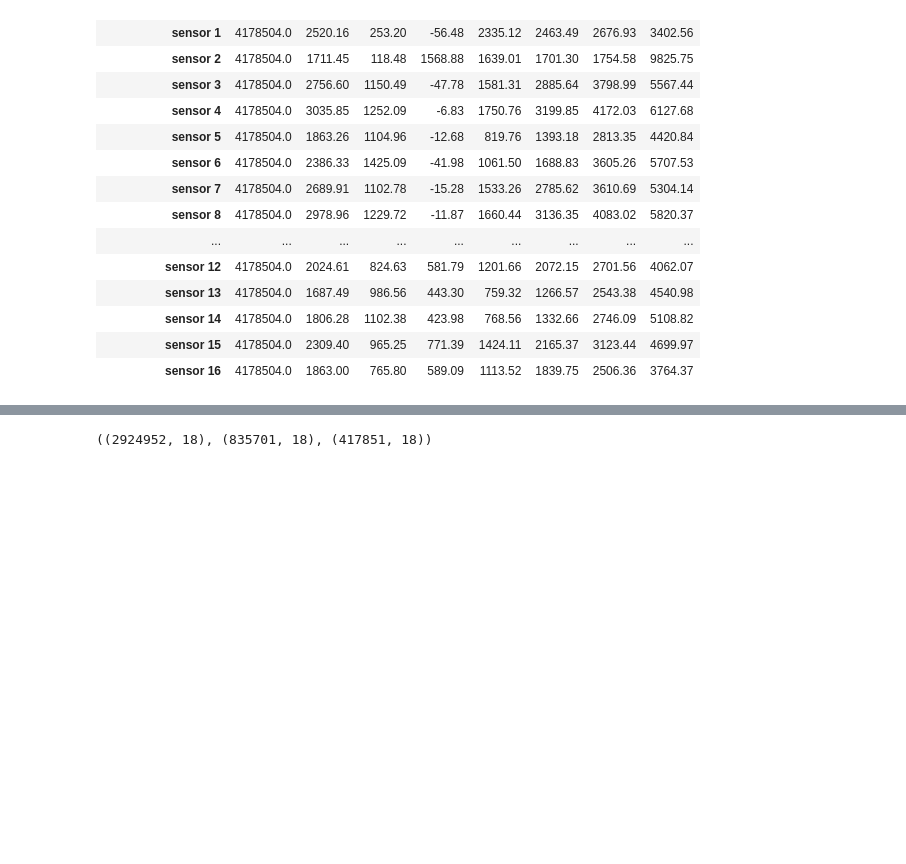
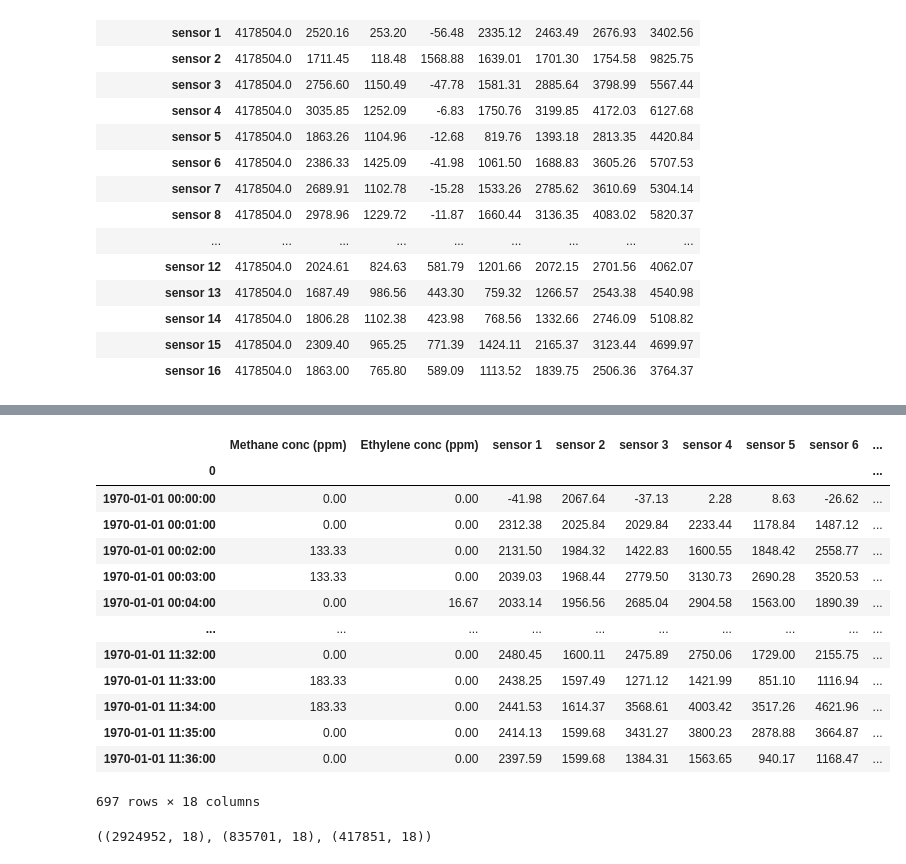
Before and after one commit to tamoraji/PyTSF-MfG, a Jupyter notebook: datasets/Gas_sensors_dynamic_mixtures.ipynb, the cells around one changed output, grey strips where cells are left out. Drawn from its saved outputs; the diff is of its cells as text; code cells hidden in the pictures; blank space fills up the shorter version.

```diff
--- a/datasets/Gas_sensors_dynamic_mixtures.ipynb
+++ b/datasets/Gas_sensors_dynamic_mixtures.ipynb
@@ -149,3 +182,21 @@ plt.show()
+# %%
+df_minutes= df.resample('min').first()
+df_minutes
+# %% [output]
+|  | Methane conc (ppm) | Ethylene conc (ppm) | sensor 1 | sensor 2 | sensor 3 | sensor 4 | sensor 5 | sensor 6 | ... |
+| 0 |  |  |  |  |  |  |  |  | ... |
+| 1970-01-01 00:00:00 | 0.00 | 0.00 | -41.98 | 2067.64 | -37.13 | 2.28 | 8.63 | -26.62 | ... |
+| 1970-01-01 00:01:00 | 0.00 | 0.00 | 2312.38 | 2025.84 | 2029.84 | 2233.44 | 1178.84 | 1487.12 | ... |
+| 1970-01-01 00:02:00 | 133.33 | 0.00 | 2131.50 | 1984.32 | 1422.83 | 1600.55 | 1848.42 | 2558.77 | ... |
+| 1970-01-01 00:03:00 | 133.33 | 0.00 | 2039.03 | 1968.44 | 2779.50 | 3130.73 | 2690.28 | 3520.53 | ... |
+| 1970-01-01 00:04:00 | 0.00 | 16.67 | 2033.14 | 1956.56 | 2685.04 | 2904.58 | 1563.00 | 1890.39 | ... |
+| ... | ... | ... | ... | ... | ... | ... | ... | ... | ... |
+| 1970-01-01 11:32:00 | 0.00 | 0.00 | 2480.45 | 1600.11 | 2475.89 | 2750.06 | 1729.00 | 2155.75 | ... |
+| 1970-01-01 11:33:00 | 183.33 | 0.00 | 2438.25 | 1597.49 | 1271.12 | 1421.99 | 851.10 | 1116.94 | ... |
+| 1970-01-01 11:34:00 | 183.33 | 0.00 | 2441.53 | 1614.37 | 3568.61 | 4003.42 | 3517.26 | 4621.96 | ... |
+| 1970-01-01 11:35:00 | 0.00 | 0.00 | 2414.13 | 1599.68 | 3431.27 | 3800.23 | 2878.88 | 3664.87 | ... |
+| 1970-01-01 11:36:00 | 0.00 | 0.00 | 2397.59 | 1599.68 | 1384.31 | 1563.65 | 940.17 | 1168.47 | ... |
+697 rows × 18 columns
 # %%
 n = len(df)
 # Split 70:20:10 (train:validation:test)
```
Also changed, not shown: parts of 5 cells of this notebook, 6 other files.
